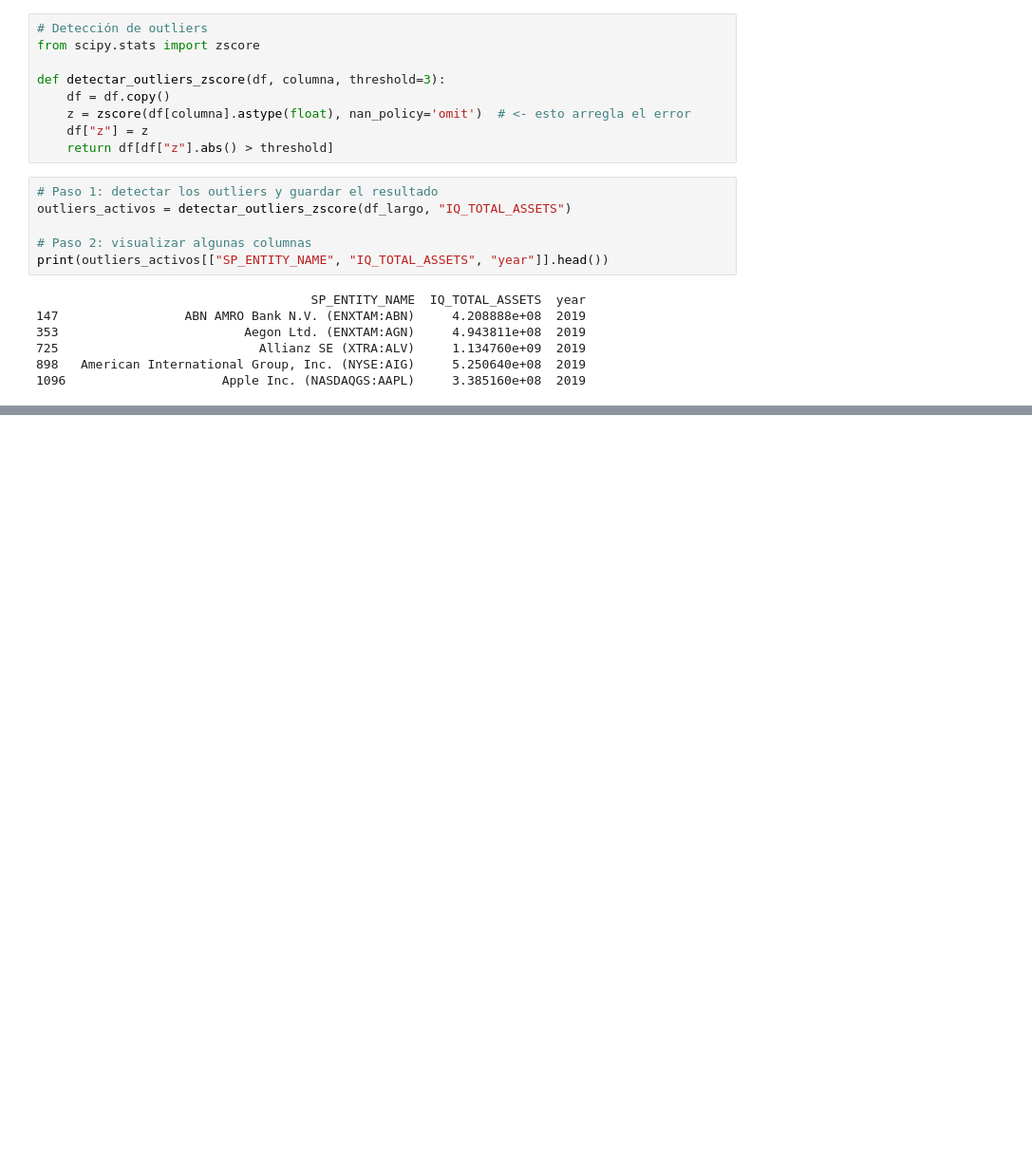
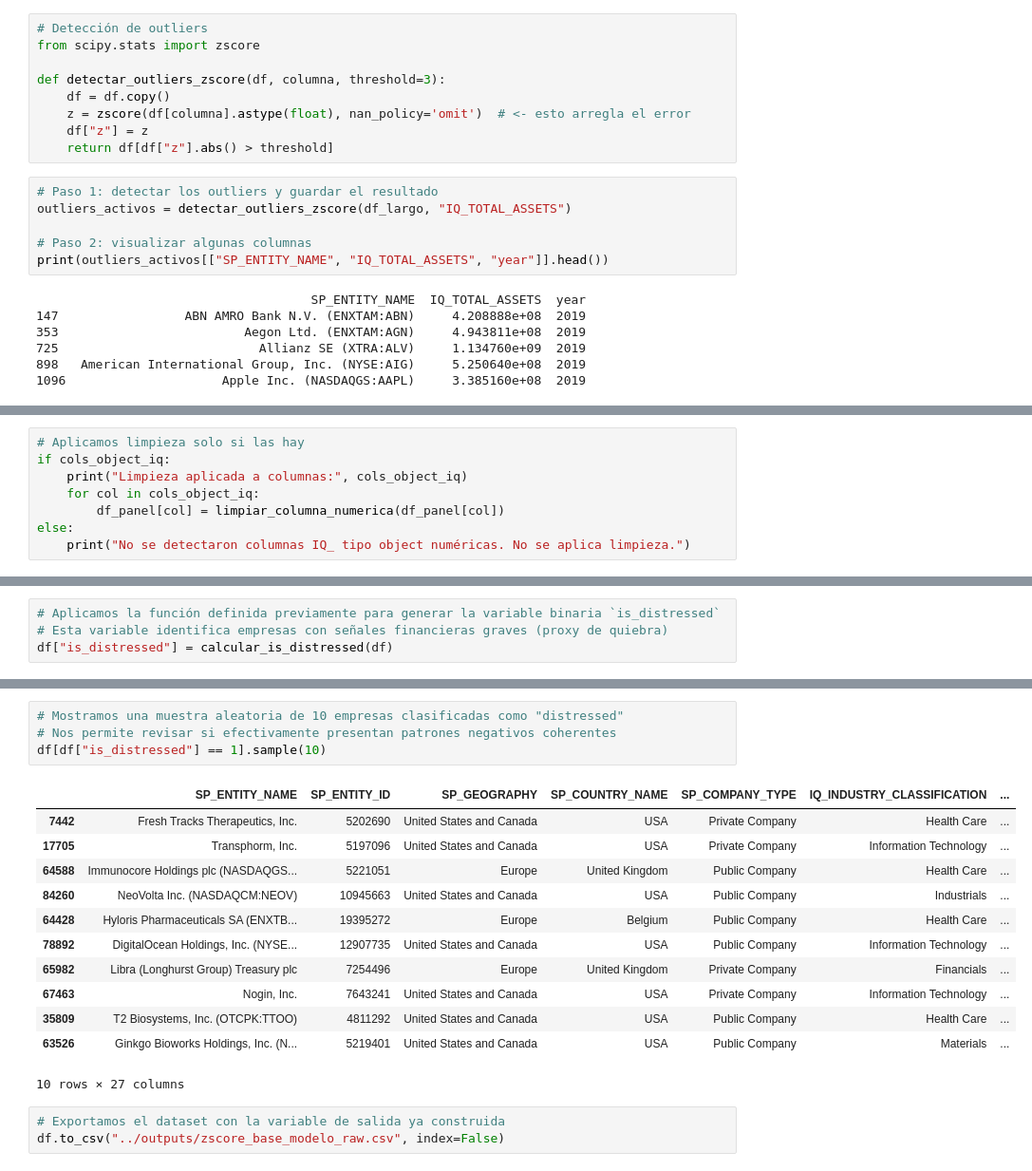
Before and after one commit to daniel4data/zscore-creditrisk, a Jupyter notebook: notebooks/exploracion_zscore.ipynb, the cells around one changed output, grey strips where cells are left out. Shown at 95% size. Cells and saved outputs as stored; diff of their text form; blank space fills up the shorter version.

```diff
--- a/notebooks/exploracion_zscore.ipynb
+++ b/notebooks/exploracion_zscore.ipynb
@@ -265,0 +215,8 @@ df_panel_largo = transformar_a_formato_largo(df_panel)
+# %%
+# Aplicamos limpieza solo si las hay
+if cols_object_iq:
+    print("Limpieza aplicada a columnas:", cols_object_iq)
+    for col in cols_object_iq:
+        df_panel[col] = limpiar_columna_numerica(df_panel[col])
+else:
+    print("No se detectaron columnas IQ_ tipo object numéricas. No se aplica limpieza.")
@@ -371,0 +349,4 @@ print(df_panel_largo.columns.tolist())
+# %%
+# Aplicamos la función definida previamente para generar la variable binaria `is_distressed`
+# Esta variable identifica empresas con señales financieras graves (proxy de quiebra)
+df["is_distressed"] = calcular_is_distressed(df)
@@ -371,0 +362,20 @@ print(df_panel_largo.columns.tolist())
+# %%
+# Mostramos una muestra aleatoria de 10 empresas clasificadas como "distressed"
+# Nos permite revisar si efectivamente presentan patrones negativos coherentes
+df[df["is_distressed"] == 1].sample(10)
+# %% [output]
+|  | SP_ENTITY_NAME | SP_ENTITY_ID | SP_GEOGRAPHY | SP_COUNTRY_NAME | SP_COMPANY_TYPE | IQ_INDUSTRY_CLASSIFICATION | ... |
+| 7442 | Fresh Tracks Therapeutics, Inc. | 5202690 | United States and Canada | USA | Private Company | Health Care | ... |
+| 17705 | Transphorm, Inc. | 5197096 | United States and Canada | USA | Private Company | Information Technology | ... |
+| 64588 | Immunocore Holdings plc (NASDAQGS... | 5221051 | Europe | United Kingdom | Public Company | Health Care | ... |
+| 84260 | NeoVolta Inc. (NASDAQCM:NEOV) | 10945663 | United States and Canada | USA | Public Company | Industrials | ... |
+| 64428 | Hyloris Pharmaceuticals SA (ENXTB... | 19395272 | Europe | Belgium | Public Company | Health Care | ... |
+| 78892 | DigitalOcean Holdings, Inc. (NYSE... | 12907735 | United States and Canada | USA | Public Company | Information Technology | ... |
+| 65982 | Libra (Longhurst Group) Treasury plc | 7254496 | Europe | United Kingdom | Private Company | Financials | ... |
+| 67463 | Nogin, Inc. | 7643241 | United States and Canada | USA | Private Company | Information Technology | ... |
+| 35809 | T2 Biosystems, Inc. (OTCPK:TTOO) | 4811292 | United States and Canada | USA | Public Company | Health Care | ... |
+| 63526 | Ginkgo Bioworks Holdings, Inc. (N... | 5219401 | United States and Canada | USA | Public Company | Materials | ... |
+10 rows × 27 columns
+# %%
+# Exportamos el dataset con la variable de salida ya construida
+df.to_csv("../outputs/zscore_base_modelo_raw.csv", index=False)
```
Also changed, not shown: parts of 27 cells of this notebook, 2 other files.
